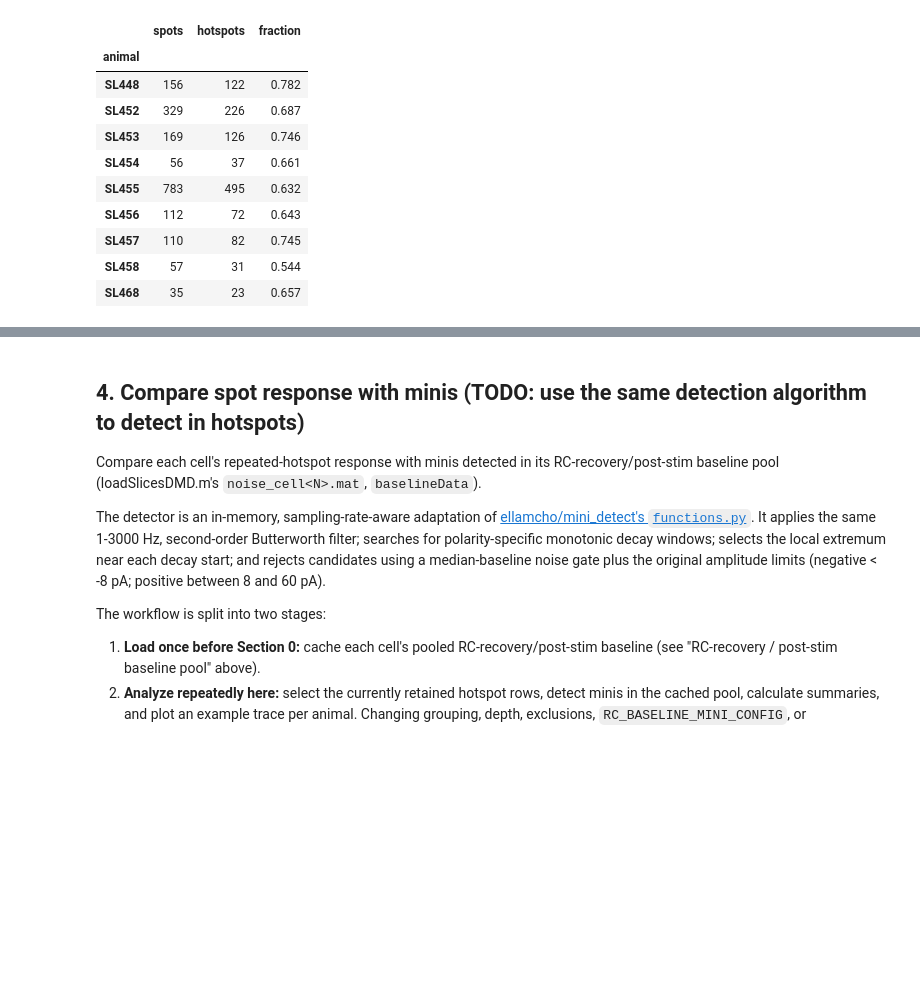
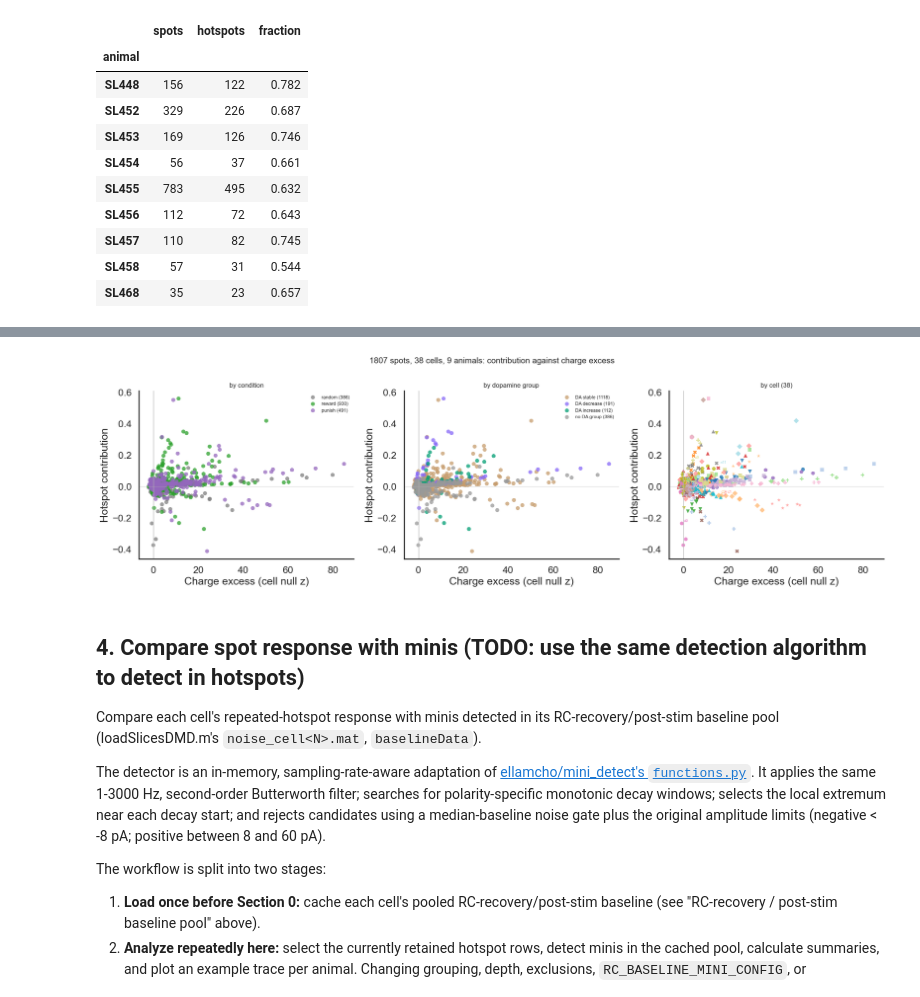
Before and after one commit to shunnnli/pyNeuroDAP, a Jupyter notebook: notebooks/Shun_dmd_analysis.ipynb, the cells around one changed output, grey strips where cells are left out. Saved outputs shown, nothing was run; the diff lists cells and outputs as text; code cells hidden in the pictures; blank space fills up the shorter version.

```diff
--- a/notebooks/Shun_dmd_analysis.ipynb
+++ b/notebooks/Shun_dmd_analysis.ipynb
@@ -125,7 +125,7 @@ EVENT_THRESHOLD_MAD = 3.0         # Multiples of 1.4826 * baseline MAD.
 EVENT_MIN_DURATION_MS = 2.0       # Consecutive time over threshold.
 VERDICT_COLORS = {"hotspot": "tab:purple", "not hotspot": "0.6"}
 
-TASK_GROUP_ORDER = ["random", "reward", "punish"]
+TASK_GROUP_ORDER = ["random", "punish", "reward"]  # Plot order.
 TASK_GROUP_COLORS = {
     "random": "tab:gray",
     "reward": "tab:green",
@@ -2888,6 +3025,14 @@ DA_GROUP_COLORS = {
     "stable": [198 / 255, 156 / 255, 109 / 255],
     "increase": [0 / 255, 158 / 255, 115 / 255],
 }
+# DA_GROUP_ORDER has to stay in ascending-slope order: the cluster ranking
+# below reads it positionally, so the lowest-slope cluster becomes "decrease".
+# The group figures use this order instead, which puts the two no-change
+# conditions first and then the two directions.
+DA_PLOT_ORDER = [
+    group for group in ("stable", "decrease", "increase")
+    if group in DA_GROUP_ORDER
+]
 
 
 def recent_dopamine_slope(stage_amp, slope_window=None):
@@ -3116,7 +3261,7 @@ elif grouping_mode == "dopamine":
             "Run the patch-day dopamine slope cell before using "
             "GROUPING_MODE='dopamine'."
         )
-    GROUP_ORDER = ["random", *DA_GROUP_ORDER]
+    GROUP_ORDER = ["random", *DA_PLOT_ORDER]
     GROUP_COLORS = {
         "random": TASK_GROUP_COLORS["random"],
         **{group: DA_GROUP_COLORS[group] for group in DA_GROUP_ORDER},
@@ -3439,3 +3601,15 @@ DETECTION_CRITERION='charge': 1214 of 1807 spots pass, across 38 cells.
+# %%
+# Contribution against charge excess for every loaded spot: by condition, by
+# dopamine direction, and by cell. group_by_animal comes from the grouping cell
+# in Section 1; the DA colouring needs the dopamine slope cell to have run.
+all_detection_df["group"] = all_detection_df["animal"].map(group_by_animal)
+all_contribution_figure = plot_contribution_against_charge(
+    all_detection_df,
+    dopamine_groups=globals().get("dopamine_group_by_animal"),
+)
+plt.show()
+# %% [output]
+[figure, added]
 # %% [markdown]
 ## 4. Compare spot response with minis (TODO: use the same detection algorithm to detect in hotspots)
 
```
Also changed, not shown: parts of 5 cells of this notebook.
